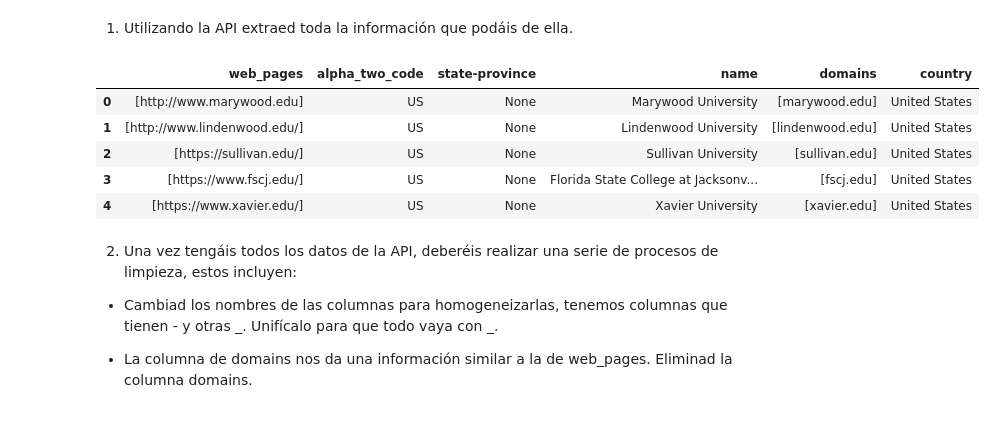
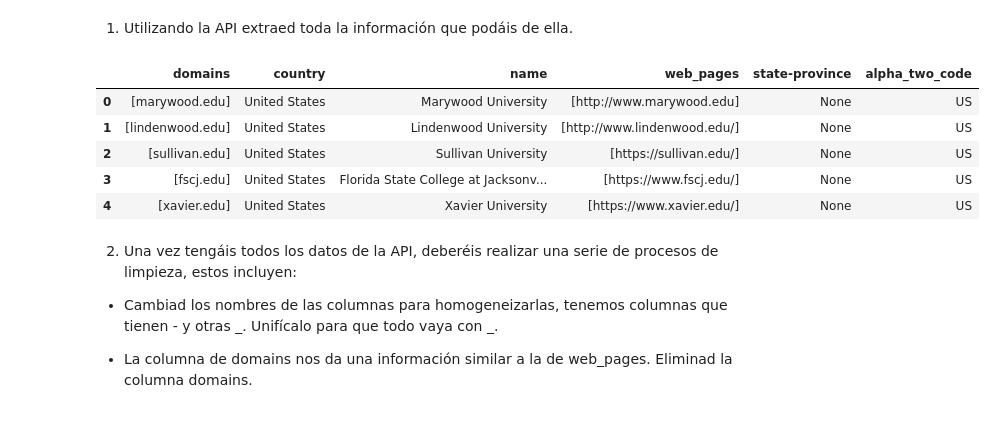
Before and after one commit to NataliaBarquin/Adalab_evaluacion_4_ETL_API_universities_hipolabs, a Jupyter notebook: notebooks/evaluacion_api_natalia.ipynb, the cells around one changed output. Saved outputs shown, nothing was run; the diff lists cells and outputs as text; code cells hidden in the pictures.

```diff
--- a/notebooks/evaluacion_api_natalia.ipynb
+++ b/notebooks/evaluacion_api_natalia.ipynb
@@ -24,7 +24,7 @@ True
 # %% [markdown]
 1. Utilizando la API extraed toda la información que podáis de ella.
 # %%
-def extraccion_df_api():
+def extraer_df_api():
 
     """
     Crea una lista con los 3 países que queremos estudiar y realiza la llamada a la API y extracción de datos de la misma para cada uno de los países.
@@ -57,15 +57,15 @@ def extraccion_df_api():
 
     return df_unido
 # %%
-df_universidades = extraccion_df_api()
+df_universidades = extraer_df_api()
 df_universidades.head()
 # %% [output]
-|  | web_pages | alpha_two_code | state-province | name | domains | country |
-| 0 | [http://www.marywood.edu] | US | None | Marywood University | [marywood.edu] | United States |
-| 1 | [http://www.lindenwood.edu/] | US | None | Lindenwood University | [lindenwood.edu] | United States |
-| 2 | [https://sullivan.edu/] | US | None | Sullivan University | [sullivan.edu] | United States |
-| 3 | [https://www.fscj.edu/] | US | None | Florida State College at Jacksonv... | [fscj.edu] | United States |
-| 4 | [https://www.xavier.edu/] | US | None | Xavier University | [xavier.edu] | United States |
+|  | domains | country | name | web_pages | state-province | alpha_two_code |
+| 0 | [marywood.edu] | United States | Marywood University | [http://www.marywood.edu] | None | US |
+| 1 | [lindenwood.edu] | United States | Lindenwood University | [http://www.lindenwood.edu/] | None | US |
+| 2 | [sullivan.edu] | United States | Sullivan University | [https://sullivan.edu/] | None | US |
+| 3 | [fscj.edu] | United States | Florida State College at Jacksonv... | [https://www.fscj.edu/] | None | US |
+| 4 | [xavier.edu] | United States | Xavier University | [https://www.xavier.edu/] | None | US |
 # %% [markdown]
 2. Una vez tengáis todos los datos de la API, deberéis realizar una serie de procesos de limpieza, estos incluyen:
 
```
Also changed, not shown: parts of 36 cells of this notebook, 3 other files.
